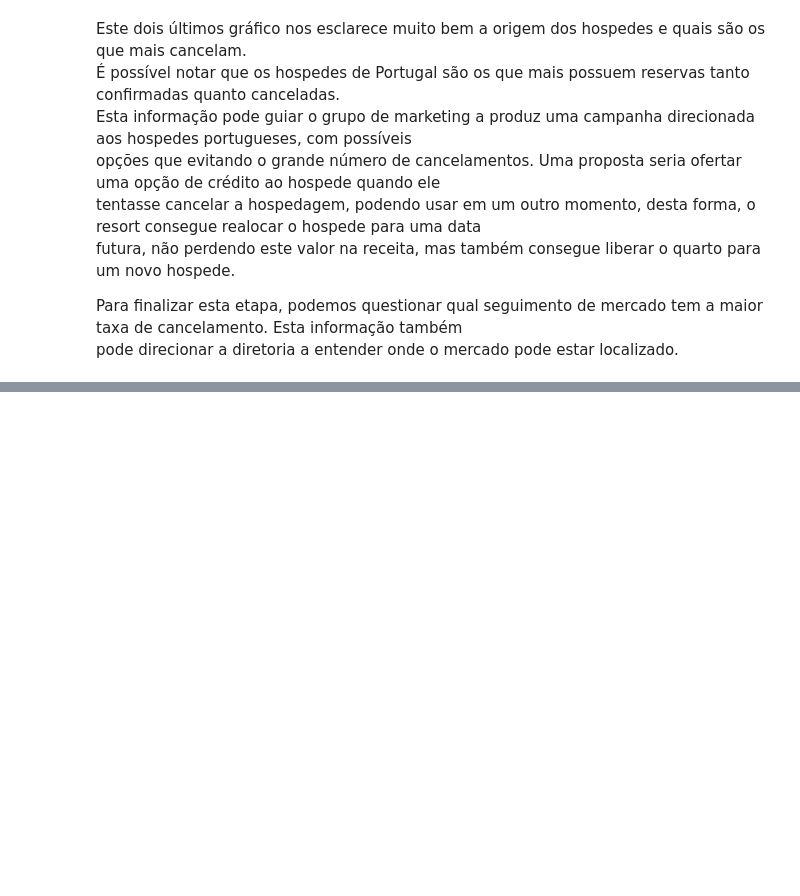
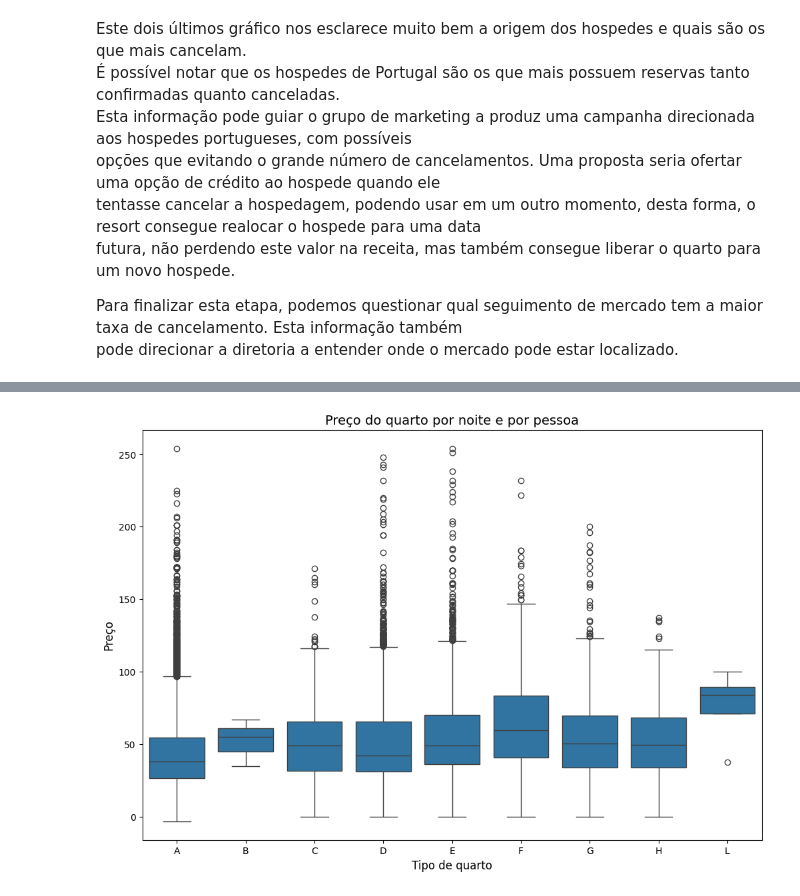
Before and after one commit to mh-pedro/Data-case-resort, a Jupyter notebook: case-resort.ipynb, the cells around one changed output, grey strips where cells are left out. Cells and saved outputs as stored; diff of their text form; code cells hidden in the pictures; blank space fills up the shorter version.

```diff
--- a/case-resort.ipynb
+++ b/case-resort.ipynb
@@ -677,0 +821,3 @@ df
+# %%
+dist_quartos_preco = res_book[['tipo_quarto', 'receita_por_noite_atualizada']].sort_values('tipo_quarto')
+dist_quartos_preco
@@ -677,0 +838,11 @@ df
+# %%
+plt.figure(figsize=(12,8))
+sns.boxplot(x='tipo_quarto', y='receita_por_noite_atualizada', data=dist_quartos_preco)
+
+# Personalização do gráfico
+plt.title('Preço do quarto por noite e por pessoa', fontsize=14)
+plt.xlabel('Tipo de quarto', fontsize=12)
+plt.ylabel('Preço', fontsize=12)
+plt.show()
+# %% [output]
+[figure, added]
```
Also changed, not shown: parts of 31 cells of this notebook.
